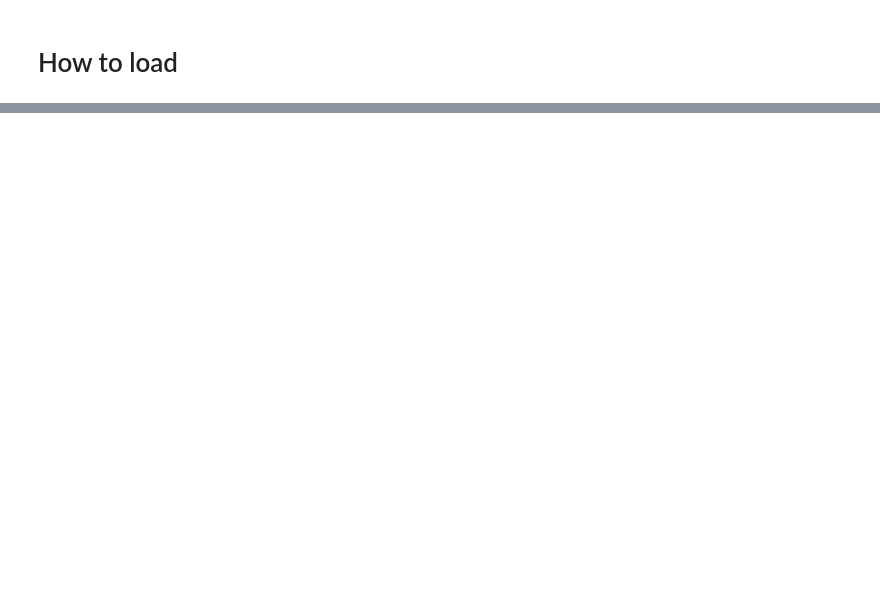
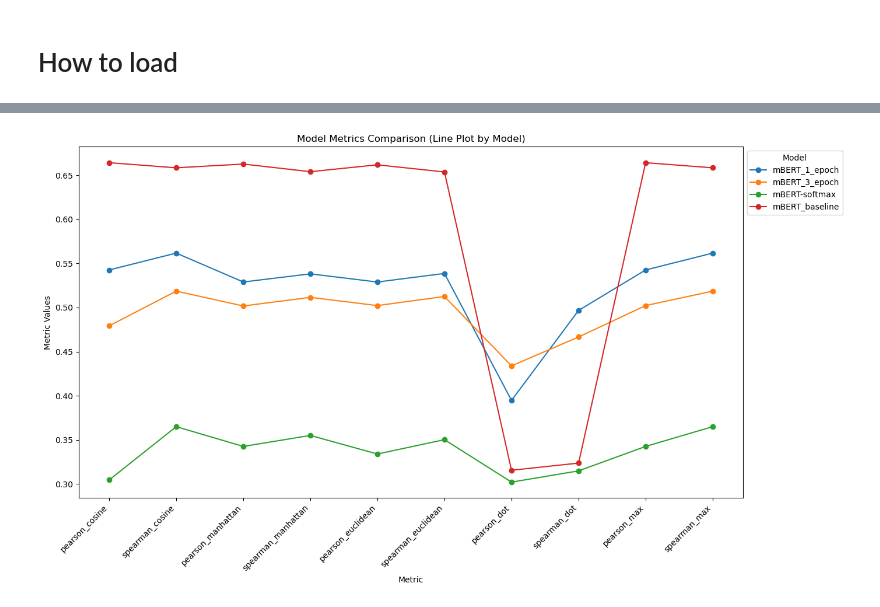
Before and after one commit to Nminsker/NLP-Project, a Jupyter notebook: NLP_Project.ipynb, the cells around one changed output, grey strips where cells are left out. Saved outputs shown, nothing was run; the diff lists cells and outputs as text; code cells hidden in the pictures; blank space fills up the shorter version.

```diff
--- a/NLP_Project.ipynb
+++ b/NLP_Project.ipynb
@@ -291,0 +346,4 @@ Found existing model: AlephBERT, loading it.
+# %%
+plotByModels(df, "mBERT")
+# %% [output]
+[figure, added]
```
Also changed, not shown: parts of 27 cells of this notebook, 1 other file.
